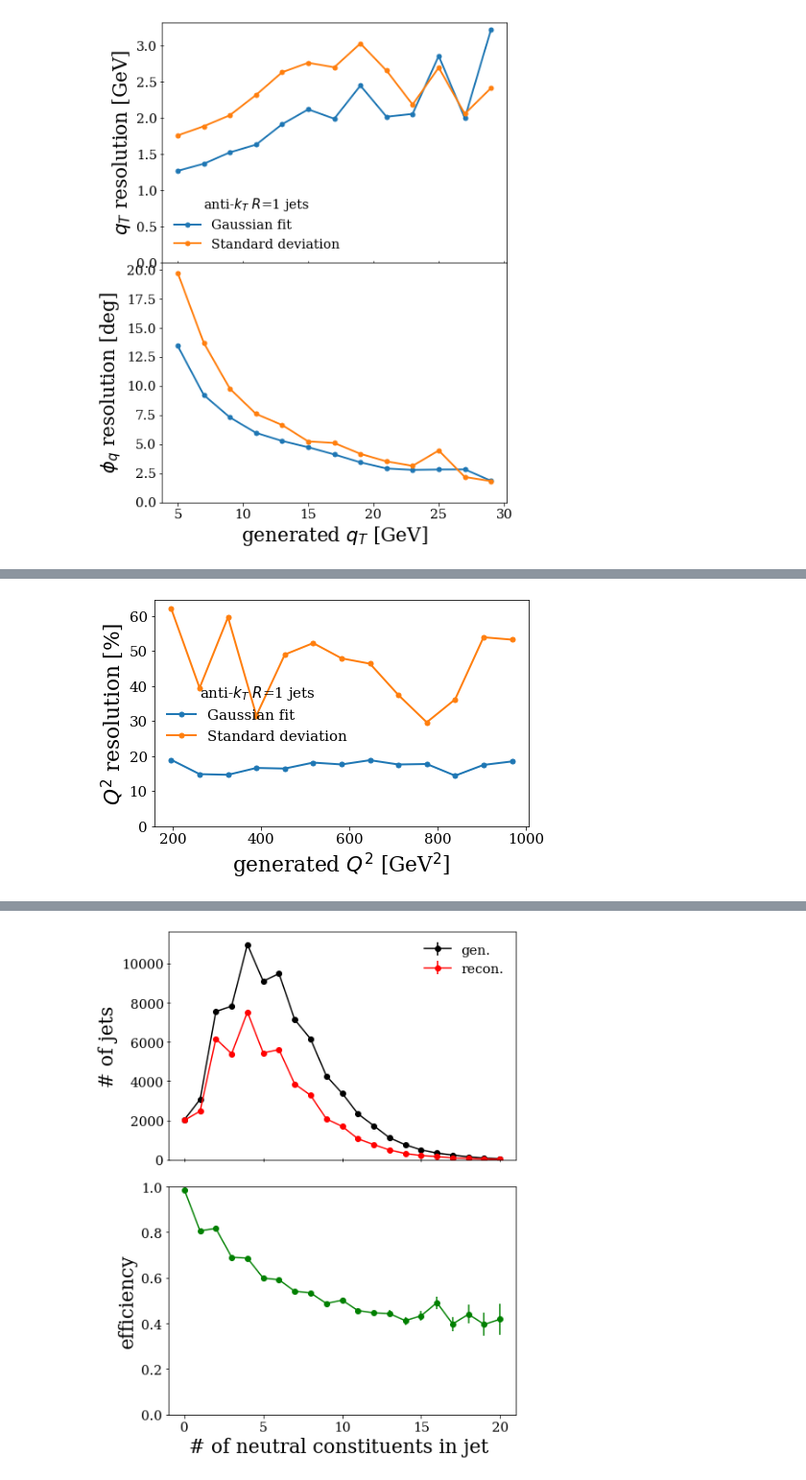
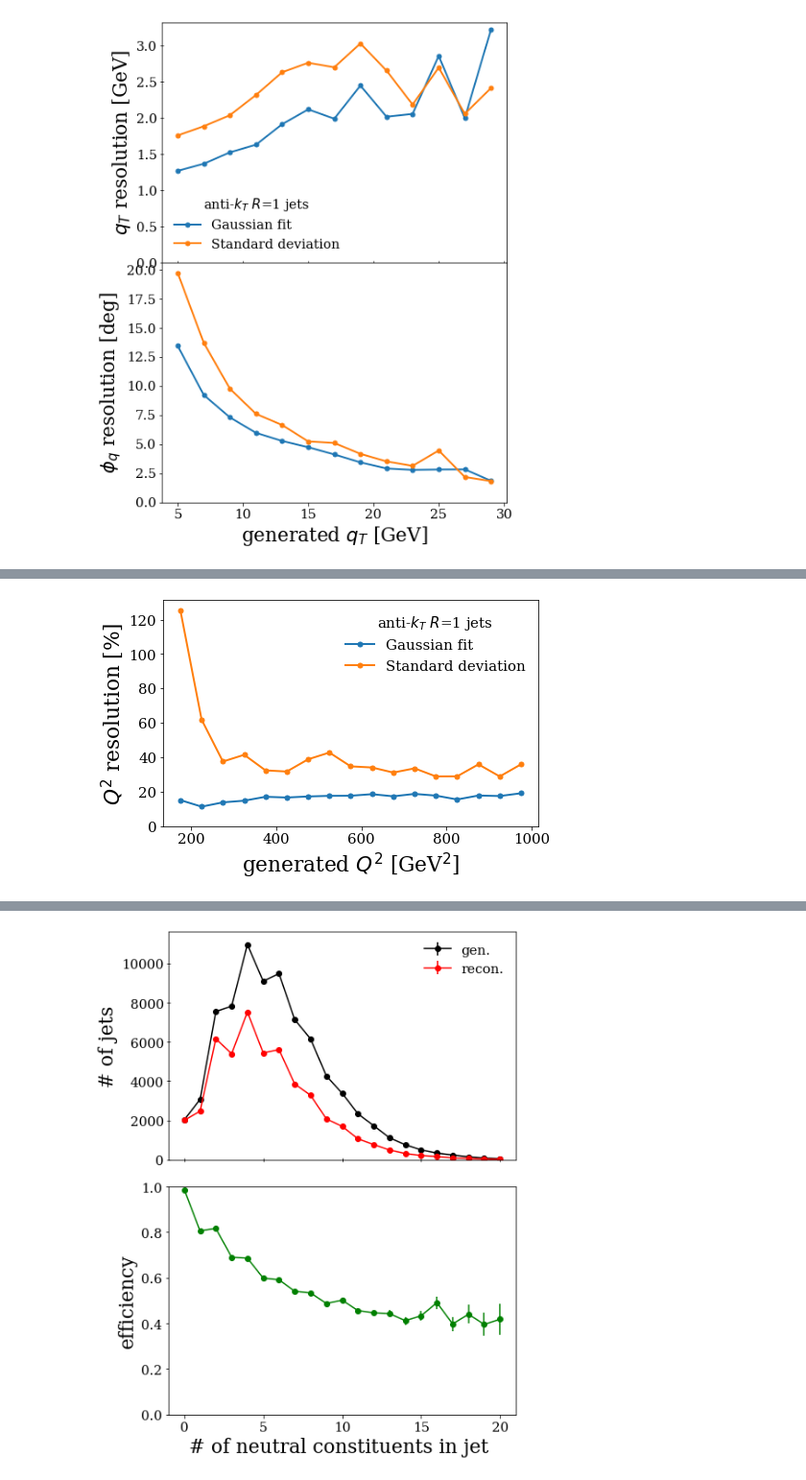
Before and after one commit to sebouh137/eic-jets, a Jupyter notebook: python/CC_DIS_Plots_For_Paper.ipynb, the cells around one changed output, grey strips where cells are left out. Shown at 96% size. Drawn from its saved outputs; the diff is of its cells as text; code cells hidden in the pictures.

```diff
--- a/python/CC_DIS_Plots_For_Paper.ipynb
+++ b/python/CC_DIS_Plots_For_Paper.ipynb
@@ -627,8 +683,8 @@ del df
 #following the style of the neutral currents paper
 def resolution_plot2(yexpr, ylbl,xlbl="generated jet energy [GeV]", xexpr="GenJet_E",
                      condition = None,nbins=20,xrange=None,axs=None,makeLegend=True,
-                    include_gauss=True):
-    df = df_rg.query("Jet_PT>0 and GenJet_PT>10 and Jet_E>0")
+                    include_gauss=True, df = df_rg.query("Jet_PT>0 and GenJet_PT>10 and Jet_E>0")):
+
     if condition is not None:
         df = df.query(condition)
     if axs == None:
@@ -657,11 +713,13 @@ def resolution_plot2(yexpr, ylbl,xlbl="generated jet energy [GeV]", xexpr="GenJe
                                %(xexpr,i*(mx-mn)/nbins+mn,xexpr,(i+1)*(mx-mn)/nbins+mn))
         if len(df_slice)<3:
             continue
-        x.append((i+0.5)*(mx-mn)/nbins+mn)
         if include_gauss:
             mu,sigma = misc_util.getmeanstd(df_slice,yexpr)
+
             y.append(mu)
             dy.append(sigma)
+
+        x.append((i+0.5)*(mx-mn)/nbins+mn)
         a = df_slice.eval(yexpr)
         a = a[(a>a.quantile(.0001)) & (a<a.quantile(.9999))]
         ystd.append(np.mean(a))
@@ -732,24 +790,26 @@ plt.show()
 #fig.subplots_adjust(hspace=0)
 #plt.sca(axs[0])
 #axs[0].tick_params(bottom=True,direction='inout')
+
+query="MissingET_MET>15 and Gen_y>0 and JB_y<0.85 and Gen_Q2>100"
 resolution_plot2("(JB_x-Gen_x)", "$x$ resolution",xlbl="generated $x$",
-                 xexpr="Gen_x",condition="MissingET_MET>15 and JB_x>0 and JB_x<1.0",
+                 xexpr="Gen_x",condition=query,
                  nbins=14,
-                    include_gauss=True)
+                    include_gauss=True,df=df_nu)
 plt.savefig("images/x_resolution_for_paper.png")
 plt.show()
 
 resolution_plot2("(JB_y-Gen_y)", "$y$ resolution",xlbl="generated $y$",
-                 xexpr="Gen_y",condition="MissingET_MET>15 and JB_x>0 and JB_x<1.0",
+                 xexpr="Gen_y",condition=query,
                  nbins=14,
-                    include_gauss=True)
+                    include_gauss=True,df=df_nu)
 plt.savefig("images/y_resolution_for_paper.png")
 plt.show()
 
 resolution_plot2("100*(JB_Q2-Gen_Q2)/Gen_Q2", "$Q^2$ resolution [%]",xlbl="generated $Q^2$ [GeV$^2$]",
-                 xexpr="Gen_Q2",condition="MissingET_MET>15 and JB_x>0 and JB_x<1.0",
-                 nbins=14,xrange=(100,1000),
-                    include_gauss=True)
+                 xexpr="Gen_Q2",condition=query,
+                 nbins=18,xrange=(100,1000),
+                    include_gauss=True,df=df_nu)
 plt.savefig("images/Q2_resolution_for_paper.png")
 plt.show()
 # %% [output]
@@ -758 +818 @@ plt.show()
-[figure, old version]
+[figure, new version]
```
Also changed, not shown: parts of 46 cells of this notebook, 2 other files.
